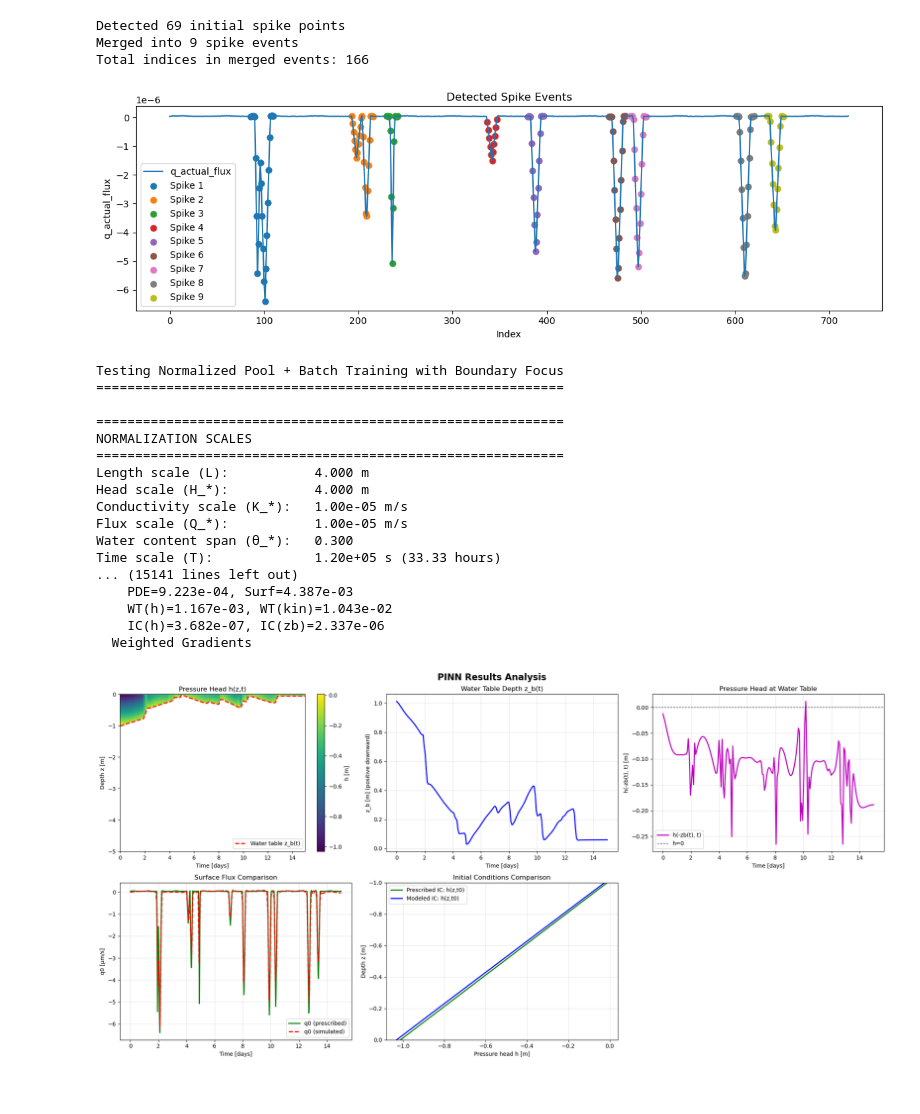
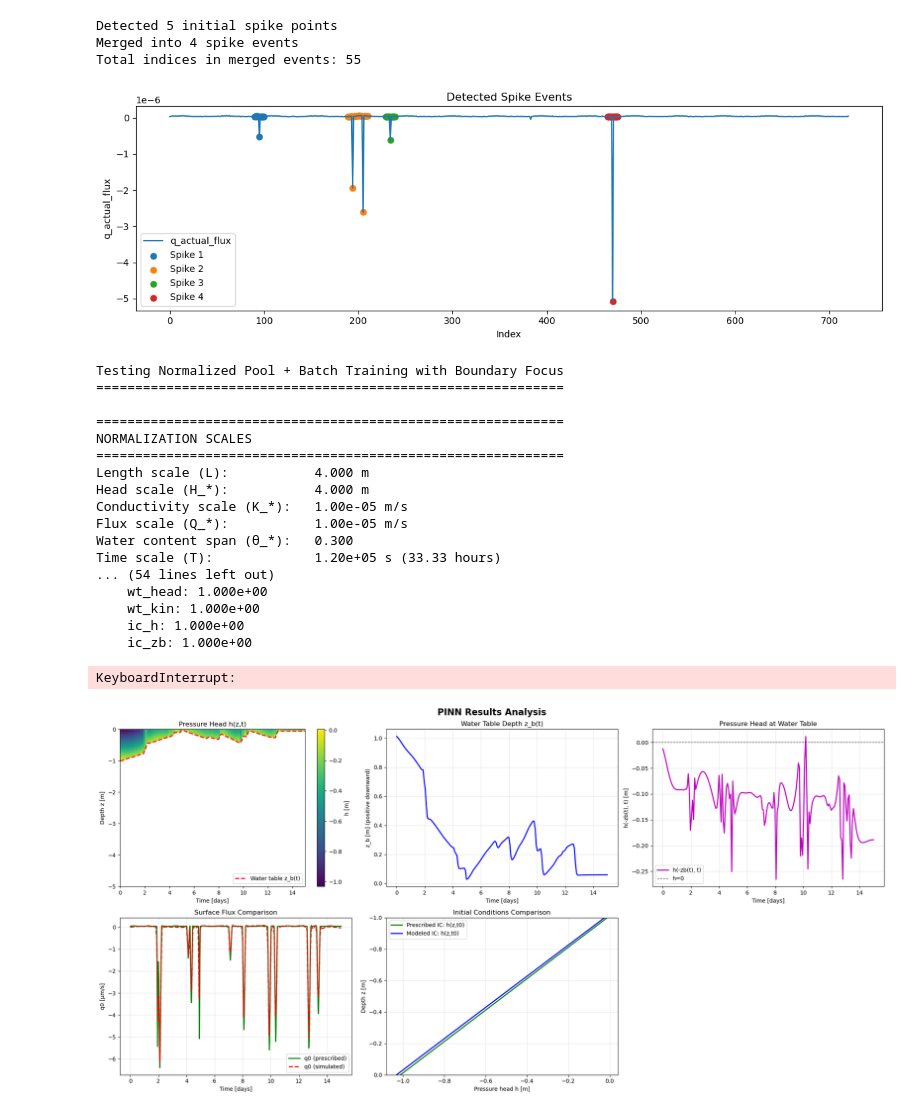
Before and after one commit to WqgJing/SMAP-Recharge-Flux, a Jupyter notebook: notebooks/forward_pinn.ipynb, the cells around one changed output. Drawn from its saved outputs; the diff is of its cells as text; code cells hidden in the pictures.

```diff
--- a/notebooks/forward_pinn.ipynb
+++ b/notebooks/forward_pinn.ipynb
@@ -68,33 +60,31 @@ q_cczo_flux = (T_sub.tolist(), q0_data.tolist())
 # %%
-# Import spike detection function from external module
-from src.spike_detection import detect_spike_events
-
+from src.surf_flux import synth_surface_flux
+t, q = synth_surface_flux(total_days=15, dt_minutes=30, storm_rate_per_day=0.4, min_storm_hours=0.5, max_storm_hours=0.5,  seed=16)
+q_actual_flux = (t.tolist(), q.tolist())
 q= torch.tensor(q_actual_flux[1]);
 
 spike_events, total_spike_indices = detect_spike_events(
     q,
     threshold_method='std',      # or 'percentile' or 'iqr'
     threshold_value=1.0,         # 3 standard deviations
     expansion_window=5,          # expand ±5 points around spike
     merge_distance=3,            # merge events if gap ≤ 3 points
     min_event_size=2,            # keep events with at least 2 points
     device=device                # add device parameter
 )
 
-import matplotlib.pyplot as plt
-
 plt.figure(figsize=(12, 4))
 plt.plot(q.cpu().numpy(), label='q_actual_flux')
 for i, event_indices in enumerate(spike_events):
     plt.scatter(event_indices.cpu().numpy(), q[event_indices].cpu().numpy(), label=f'Spike {i+1}', s=40)
 plt.xlabel('Index')
 plt.ylabel('q_actual_flux')
 plt.title('Detected Spike Events')
 plt.legend()
 plt.tight_layout()
 plt.show()
 # %% [output]
-Detected 69 initial spike points
-Merged into 9 spike events
-Total indices in merged events: 166
+Detected 5 initial spike points
+Merged into 4 spike events
+Total indices in merged events: 55
-[figure, old version]
+[figure, new version]
@@ -180,11 +149,12 @@ Conductivity scale (K_*):   1.00e-05 m/s
 Flux scale (Q_*):           1.00e-05 m/s
 Water content span (θ_*):   0.300
 Time scale (T):             1.20e+05 s (33.33 hours)
-... (15141 lines left out)
-    PDE=9.223e-04, Surf=4.387e-03
-    WT(h)=1.167e-03, WT(kin)=1.043e-02
-    IC(h)=3.682e-07, IC(zb)=2.337e-06
-  Weighted Gradients
+... (54 lines left out)
+    wt_head: 1.000e+00
+    wt_kin: 1.000e+00
+    ic_h: 1.000e+00
+    ic_zb: 1.000e+00
+KeyboardInterrupt:
 # %%
 # Import visualization functions from external module
 from src.visualization import plot_comprehensive_results
```
Also changed, not shown: parts of 7 cells of this notebook.
